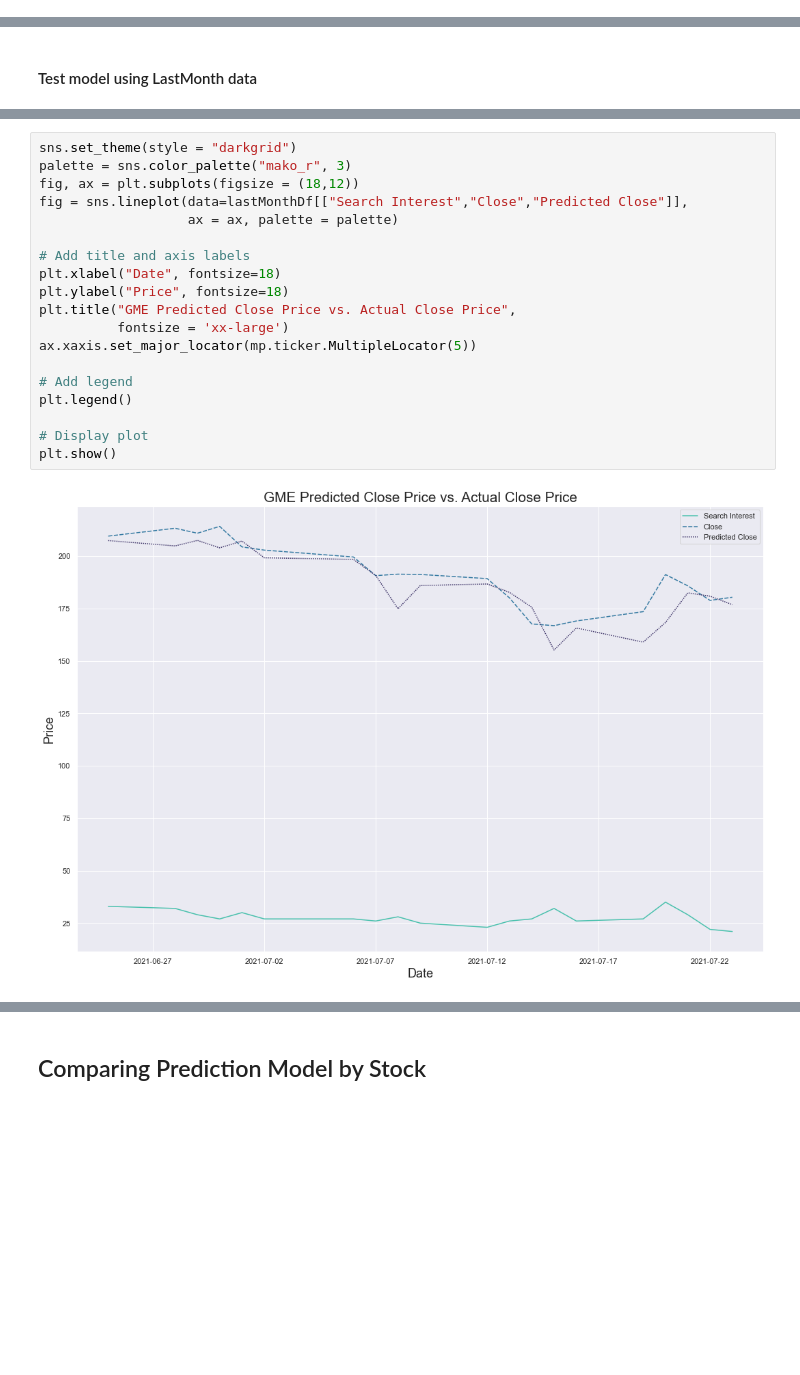
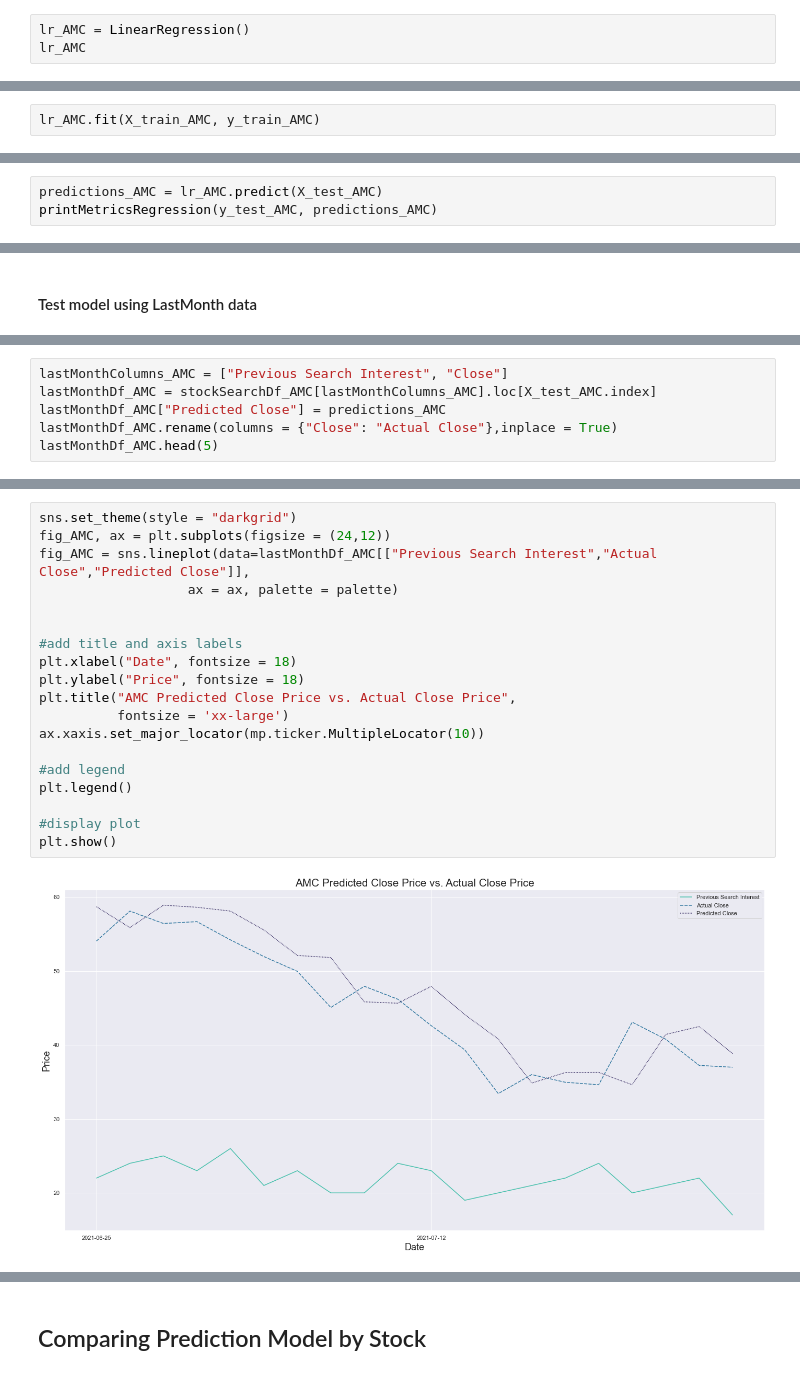
Before and after one commit to atlas125gev/StockProject, a Jupyter notebook: FinalProject/07.27.StockAnalysisFromGoogleSearch.Group01.ipynb, the cells around one changed output, grey strips where cells are left out. Saved outputs shown, nothing was run; the diff lists cells and outputs as text; blank space fills up the shorter version.

Commit message:
Updated the notebook so it actually gets 2 different sets to back the intro and conclusion

```diff
--- a/FinalProject/07.27.StockAnalysisFromGoogleSearch.Group01.ipynb
+++ b/FinalProject/07.27.StockAnalysisFromGoogleSearch.Group01.ipynb
@@ -165,0 +233,3 @@ r2: 0.67
+# %%
+lr_AMC = LinearRegression()
+lr_AMC
@@ -165,0 +240,2 @@ r2: 0.67
+# %%
+lr_AMC.fit(X_train_AMC, y_train_AMC)
@@ -165,0 +256,3 @@ r2: 0.67
+# %%
+predictions_AMC = lr_AMC.predict(X_test_AMC)
+printMetricsRegression(y_test_AMC, predictions_AMC)
@@ -180,0 +266,6 @@ lastMonthDf.head(5)
+# %%
+lastMonthColumns_AMC = ["Previous Search Interest", "Close"]
+lastMonthDf_AMC = stockSearchDf_AMC[lastMonthColumns_AMC].loc[X_test_AMC.index]
+lastMonthDf_AMC["Predicted Close"] = predictions_AMC
+lastMonthDf_AMC.rename(columns = {"Close": "Actual Close"},inplace = True)
+lastMonthDf_AMC.head(5)
@@ -181,21 +280,21 @@ lastMonthDf.head(5)
 # %%
 sns.set_theme(style = "darkgrid")
-palette = sns.color_palette("mako_r", 3)
-fig, ax = plt.subplots(figsize = (18,12))
-fig = sns.lineplot(data=lastMonthDf[["Search Interest","Close","Predicted Close"]],
+fig_AMC, ax = plt.subplots(figsize = (24,12))
+fig_AMC = sns.lineplot(data=lastMonthDf_AMC[["Previous Search Interest","Actual Close","Predicted Close"]],
                    ax = ax, palette = palette)
 
-# Add title and axis labels
-plt.xlabel("Date", fontsize=18)
-plt.ylabel("Price", fontsize=18)
-plt.title("GME Predicted Close Price vs. Actual Close Price",
+
+#add title and axis labels
+plt.xlabel("Date", fontsize = 18)
+plt.ylabel("Price", fontsize = 18)
+plt.title("AMC Predicted Close Price vs. Actual Close Price",
           fontsize = 'xx-large')
-ax.xaxis.set_major_locator(mp.ticker.MultipleLocator(5))
+ax.xaxis.set_major_locator(mp.ticker.MultipleLocator(10))
 
-# Add legend
+#add legend
 plt.legend()
 
-# Display plot
+#display plot
 plt.show()
 # %% [output]
-[figure, old version]
+[figure, new version]
```
Also changed, not shown: parts of 57 cells of this notebook, 11 other files.
